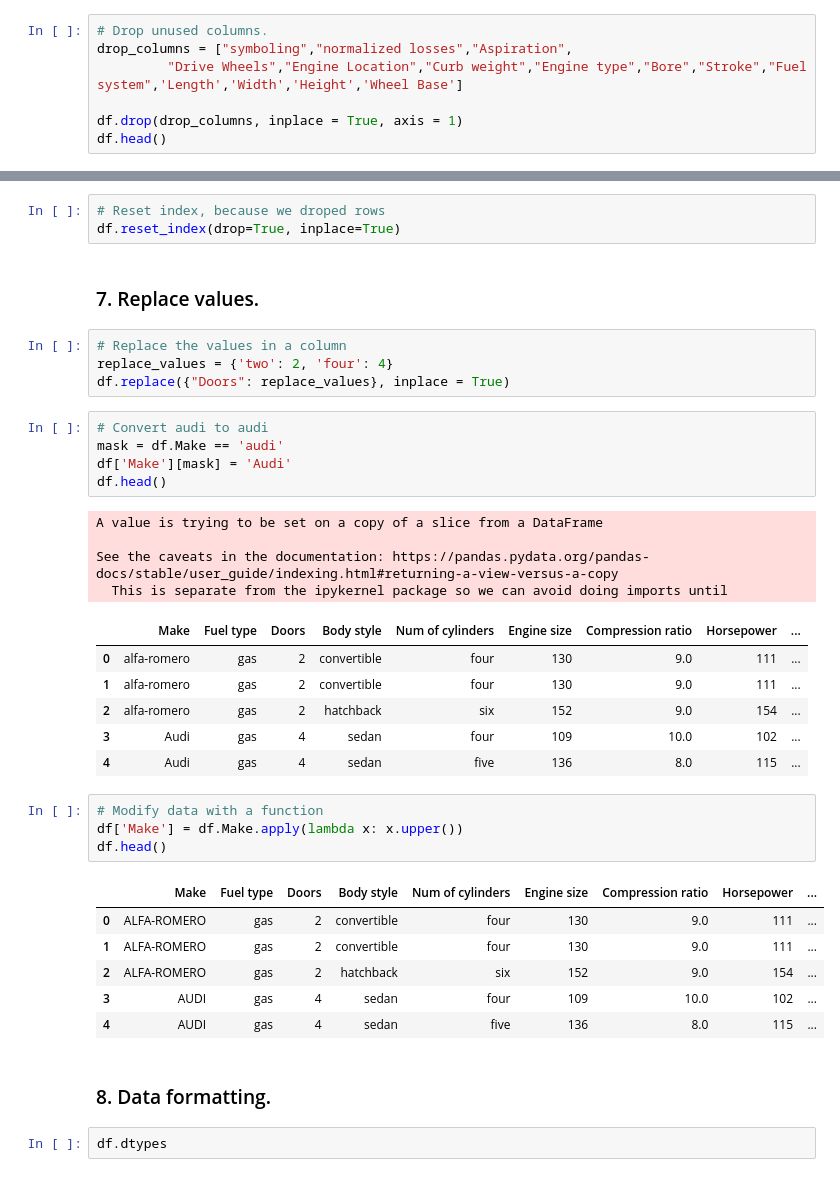
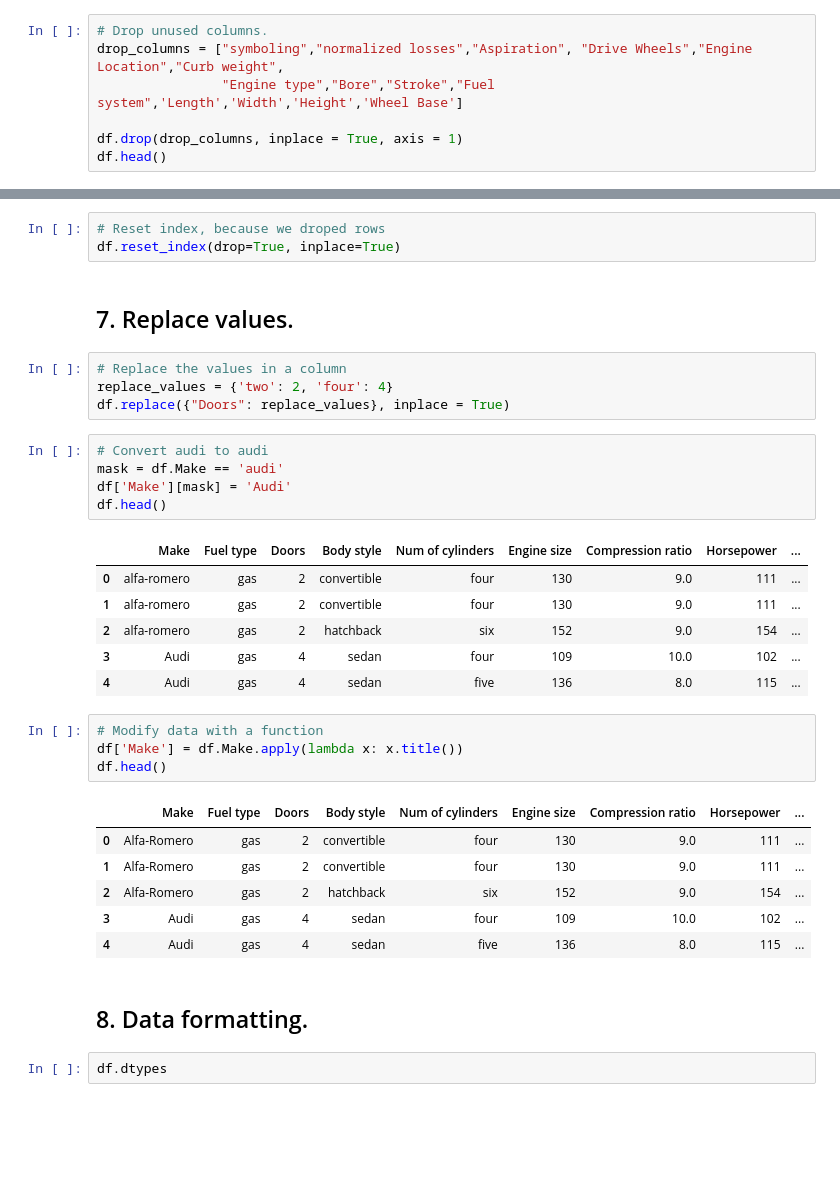
Before and after one commit to ABF1987/DataScience_CheatSheet, a Jupyter notebook: Cleaning_data.ipynb, the cells around one changed output, grey strips where cells are left out. Cells and saved outputs as stored; diff of their text form; blank space fills up the shorter version.

```diff
--- a/Cleaning_data.ipynb
+++ b/Cleaning_data.ipynb
@@ -144,8 +144,8 @@ df.head()
 5 rows × 26 columns
 # %%
 # Drop unused columns.
-drop_columns = ["symboling","normalized losses","Aspiration",
-         "Drive Wheels","Engine Location","Curb weight","Engine type","Bore","Stroke","Fuel system",'Length','Width','Height','Wheel Base']
+drop_columns = ["symboling","normalized losses","Aspiration", "Drive Wheels","Engine Location","Curb weight",
+                "Engine type","Bore","Stroke","Fuel system",'Length','Width','Height','Wheel Base']
 
 df.drop(drop_columns, inplace = True, axis = 1)
 df.head()
@@ -342,7 +342,7 @@ dtype: int64
 # Reset index, because we droped rows
 df.reset_index(drop=True, inplace=True)
 # %% [markdown]
-### 7. Replace values.
+## 7. Replace values.
 # %%
 # Replace the values in a column
 replace_values = {'two': 2, 'four': 4}
@@ -353,10 +353,6 @@ mask = df.Make == 'audi'
 df['Make'][mask] = 'Audi'
 df.head()
 # %% [output]
-A value is trying to be set on a copy of a slice from a DataFrame
-
-See the caveats in the documentation: https://pandas.pydata.org/pandas-docs/stable/user_guide/indexing.html#returning-a-view-versus-a-copy
-  This is separate from the ipykernel package so we can avoid doing imports until
 |  | Make | Fuel type | Doors | Body style | Num of cylinders | Engine size | Compression ratio | Horsepower | ... |
 | 0 | alfa-romero | gas | 2 | convertible | four | 130 | 9.0 | 111 | ... |
 | 1 | alfa-romero | gas | 2 | convertible | four | 130 | 9.0 | 111 | ... |
@@ -365,17 +361,17 @@ See the caveats in the documentation: https://pandas.pydata.org/pandas-docs/stab
 | 4 | Audi | gas | 4 | sedan | five | 136 | 8.0 | 115 | ... |
 # %%
 # Modify data with a function
-df['Make'] = df.Make.apply(lambda x: x.upper())
+df['Make'] = df.Make.apply(lambda x: x.title())
 df.head()
 # %% [output]
 |  | Make | Fuel type | Doors | Body style | Num of cylinders | Engine size | Compression ratio | Horsepower | ... |
-| 0 | ALFA-ROMERO | gas | 2 | convertible | four | 130 | 9.0 | 111 | ... |
-| 1 | ALFA-ROMERO | gas | 2 | convertible | four | 130 | 9.0 | 111 | ... |
-| 2 | ALFA-ROMERO | gas | 2 | hatchback | six | 152 | 9.0 | 154 | ... |
-| 3 | AUDI | gas | 4 | sedan | four | 109 | 10.0 | 102 | ... |
-| 4 | AUDI | gas | 4 | sedan | five | 136 | 8.0 | 115 | ... |
+| 0 | Alfa-Romero | gas | 2 | convertible | four | 130 | 9.0 | 111 | ... |
+| 1 | Alfa-Romero | gas | 2 | convertible | four | 130 | 9.0 | 111 | ... |
+| 2 | Alfa-Romero | gas | 2 | hatchback | six | 152 | 9.0 | 154 | ... |
+| 3 | Audi | gas | 4 | sedan | four | 109 | 10.0 | 102 | ... |
+| 4 | Audi | gas | 4 | sedan | five | 136 | 8.0 | 115 | ... |
 # %% [markdown]
-### 8. Data formatting.
+## 8. Data formatting.
 # %%
 df.dtypes
 # %% [output]
```
Also changed, not shown: parts of 20 cells of this notebook, 4 other files.
